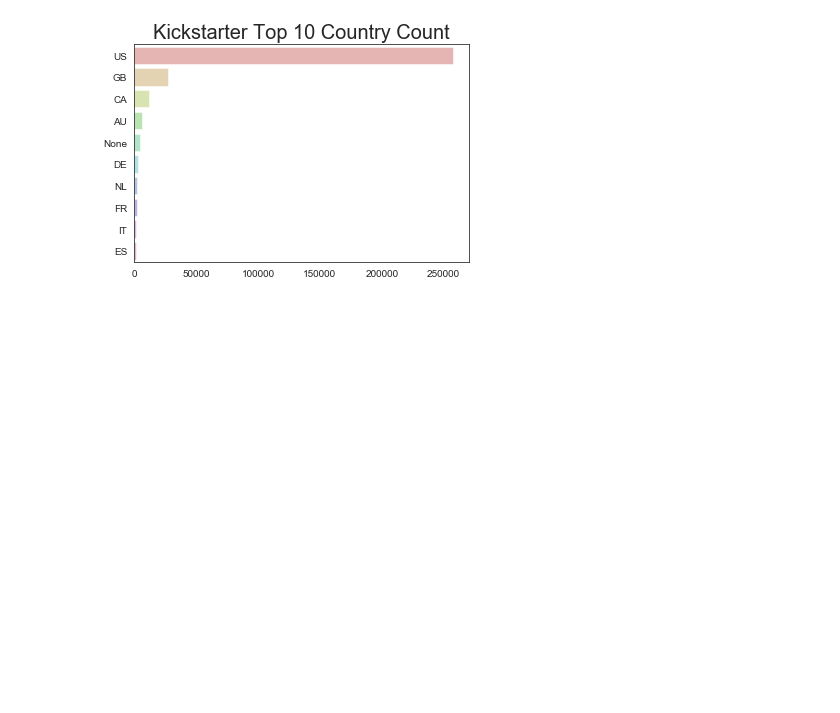
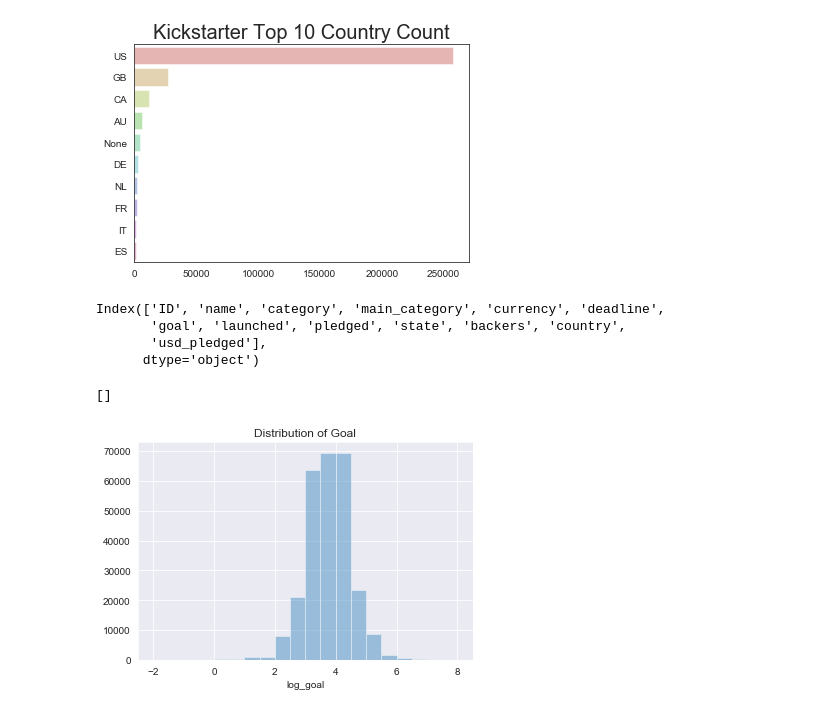
Before and after one commit to wise-monk123/CMPE256large_scale_analytics, a Jupyter notebook: CMPE 256 Group Project Kickstarter_update.ipynb, the cells around one changed output. Saved outputs shown, nothing was run; the diff lists cells and outputs as text; code cells hidden in the pictures; blank space fills up the shorter version.

```diff
--- a/CMPE 256 Group Project Kickstarter_update.ipynb
+++ b/CMPE 256 Group Project Kickstarter_update.ipynb
@@ -149,0 +152,47 @@ plt.show()
+# %%
+#Convert str to float
+df['goal'] = pd.to_numeric(df.goal, downcast='float', errors='coerce')
+df.loc[:,'usd pledged'] = pd.to_numeric(df['usd pledged'], downcast='float', errors='coerce')
+
+#Convert datetime
+for col in ['launched', 'deadline']:
+    df.loc[:,col] = pd.to_datetime(df[col], errors='coerce')
+
+#Drop all Null Values
+df = df.dropna()
+
+
+df = df.rename(index=str, columns={'usd pledged': 'usd_pledged'})
+df = df[df.usd_pledged > 0]
+# %%
+features = df.copy()
+
+#Rename Column
+
+features = features.rename(index=str, columns={'usd pledged': 'usd_pledged'})
+features.columns
+# %% [output]
+Index(['ID', 'name', 'category', 'main_category', 'currency', 'deadline',
+       'goal', 'launched', 'pledged', 'state', 'backers', 'country',
+       'usd_pledged'],
+      dtype='object')
+# %%
+features['length_chars'] = features.name.str.len()
+features['contains_!'] = pd.get_dummies(features.name.str.contains('!'), drop_first=True)
+features['contains_?'] = pd.get_dummies(features.name.str.contains(r'\?'), drop_first=True)
+features['contains_title'] = pd.get_dummies(features.name.str.istitle(), drop_first=True)
+features['US'] = np.where(features.country=='US', 1,0)
+features['success'] = np.where(features.state == 'successful', 1, 0)
+features['log_goal'] = np.log10(features.goal)
+features['log_usd_pledged'] = np.log10(features.usd_pledged)
+features['time_delta'] = (features.deadline.dt.date - features.launched.dt.date).dt.days
+# %%
+sns.set_style('darkgrid')
+
+sns.distplot(features.log_goal, kde=False, bins=20)
+
+plt.title('Distribution of Goal')
+plt.plot()
+# %% [output]
+[]
+[figure, added]
```
Also changed, not shown: parts of 15 cells of this notebook.
